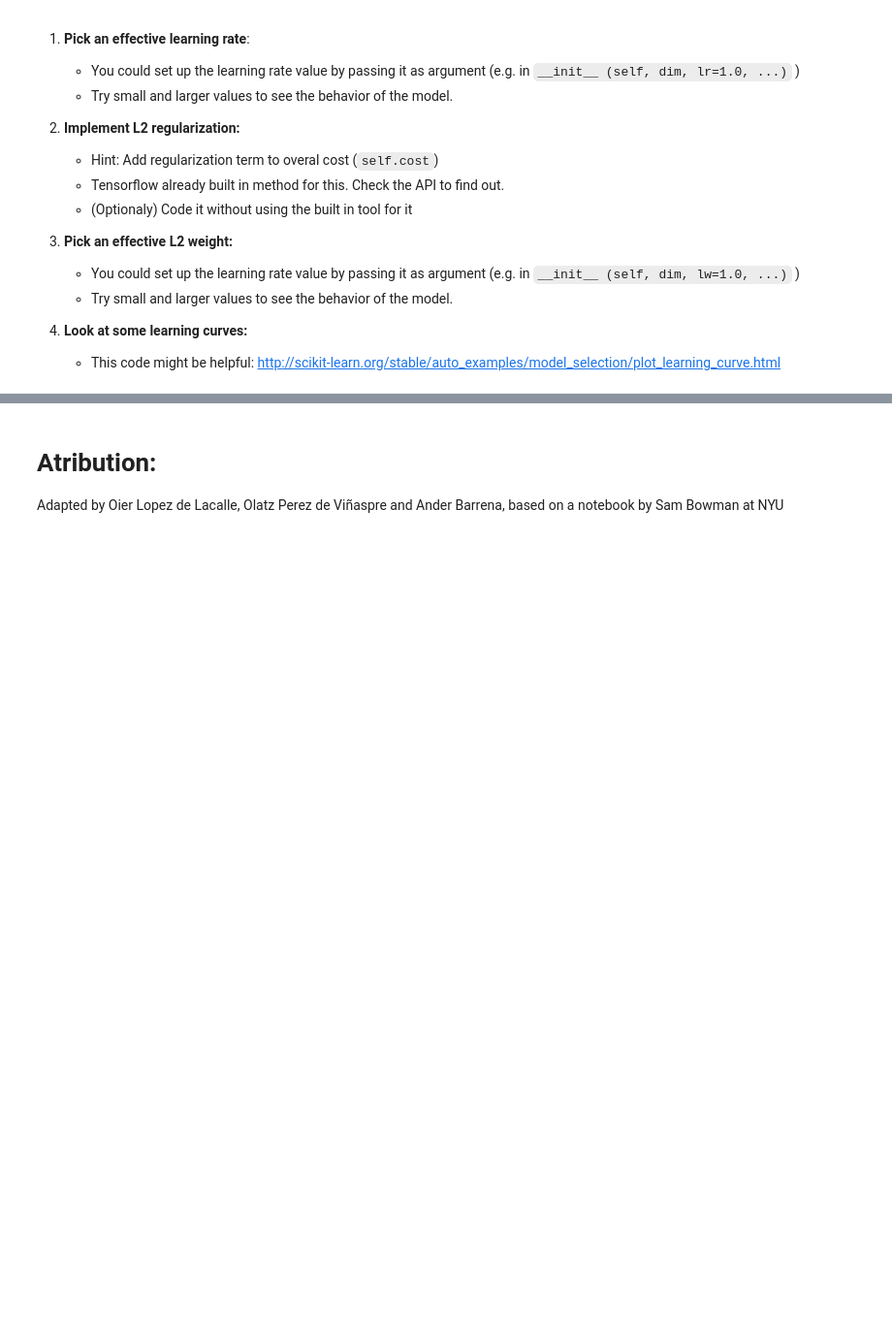
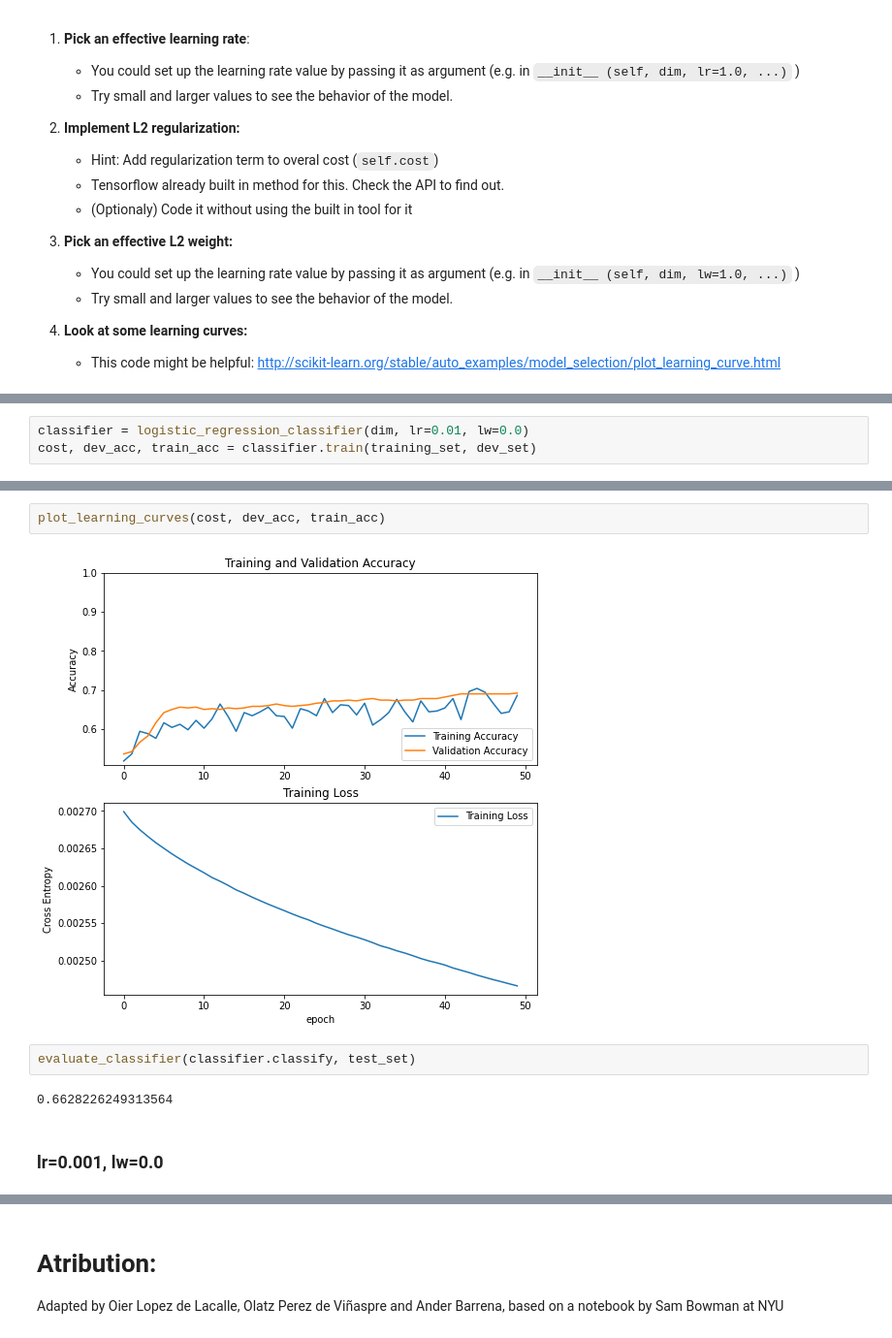
Before and after one commit to juletx/deep-learning-nlp, a Jupyter notebook: assignments/1. LR SGD and Regularization.ipynb, the cells around one changed output, grey strips where cells are left out. Shown at 97% size. Saved outputs shown, nothing was run; the diff lists cells and outputs as text; blank space fills up the shorter version.

```diff
--- a/assignments/1. LR SGD and Regularization.ipynb
+++ b/assignments/1. LR SGD and Regularization.ipynb
@@ -219,0 +443,3 @@ evaluate_classifier(classifier.classify, test_set)
+# %%
+classifier = logistic_regression_classifier(dim, lr=0.01, lw=0.0)
+cost, dev_acc, train_acc = classifier.train(training_set, dev_set)
@@ -219,0 +464,10 @@ evaluate_classifier(classifier.classify, test_set)
+# %%
+plot_learning_curves(cost, dev_acc, train_acc)
+# %% [output]
+[figure, added]
+# %%
+evaluate_classifier(classifier.classify, test_set)
+# %% [output]
+0.6628226249313564
+# %% [markdown]
+### lr=0.001, lw=0.0
```
Also changed, not shown: parts of 47 cells of this notebook, 1 other file.
